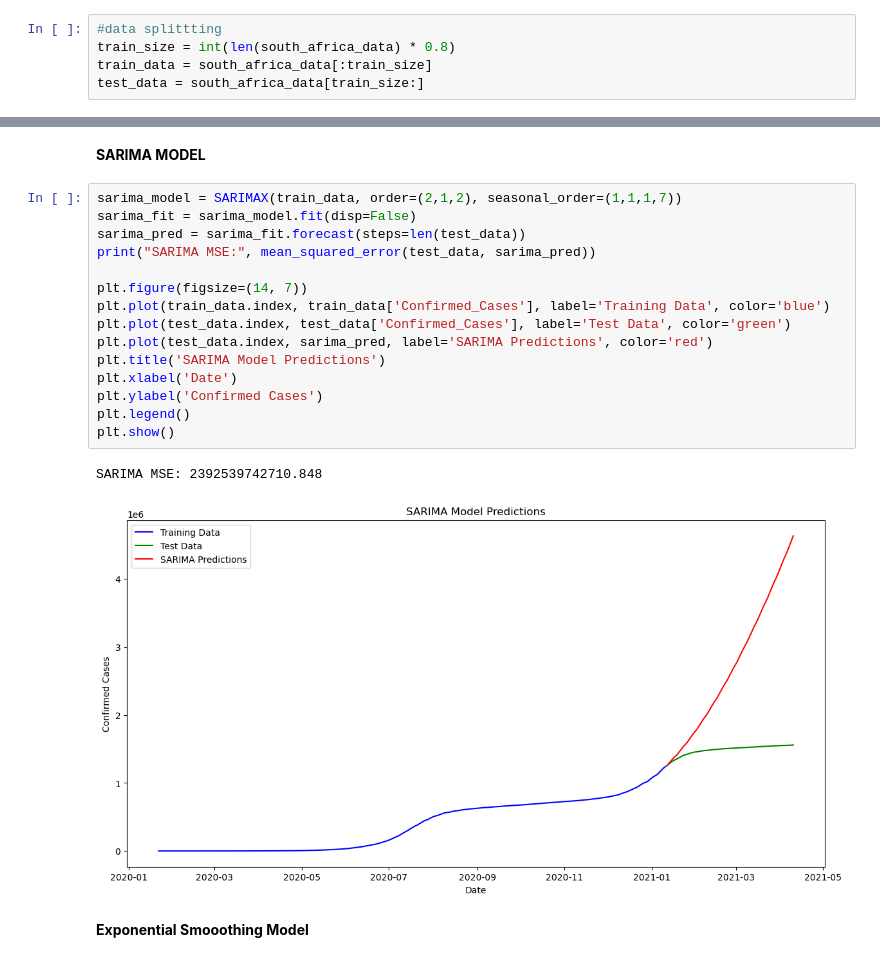
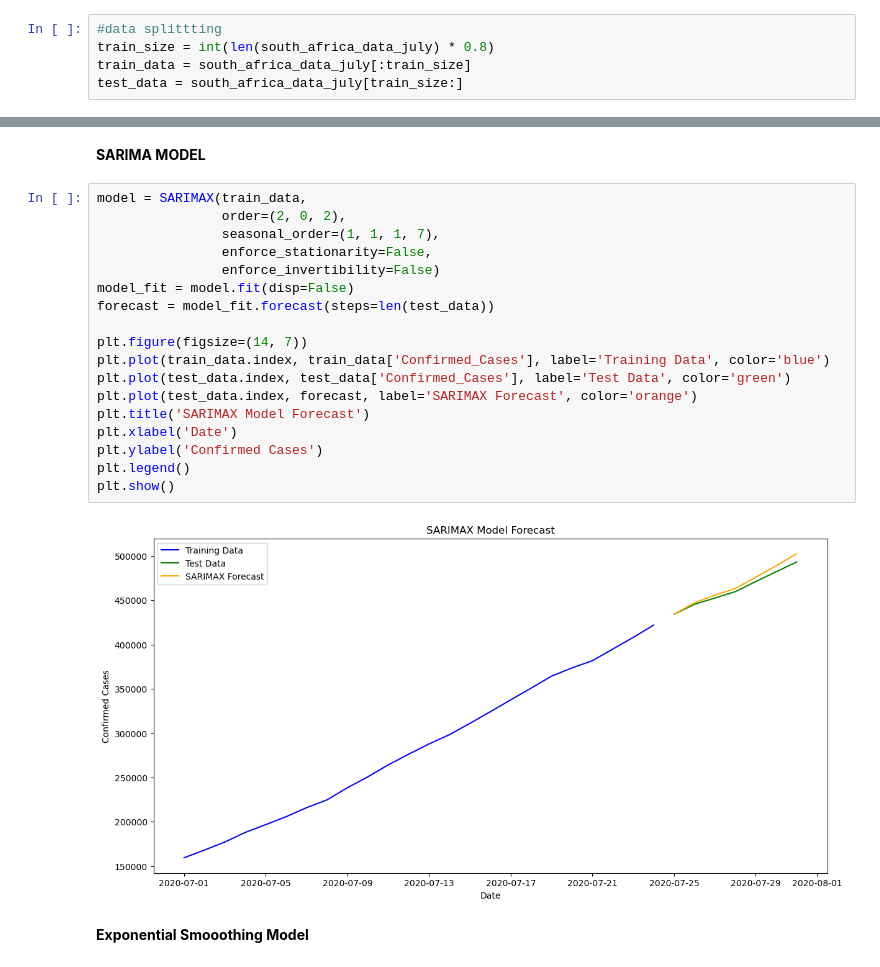
Before and after one commit to PalesaMonica/data_science_interest_group, a Jupyter notebook: Presentations/Time Series Models/statistical_models.ipynb, the cells around one changed output, grey strips where cells are left out. Cells and saved outputs as stored; diff of their text form.

Commit message:
Modified the models notebook

```diff
--- a/Presentations/Time Series Models/statistical_models.ipynb
+++ b/Presentations/Time Series Models/statistical_models.ipynb
@@ -382,9 +427,9 @@ from statsmodels.tsa.statespace.sarimax import SARIMAX
 from sklearn.metrics import mean_squared_error
 # %%
 #data splittting
-train_size = int(len(south_africa_data) * 0.8)
-train_data = south_africa_data[:train_size]
-test_data = south_africa_data[train_size:]
+train_size = int(len(south_africa_data_july) * 0.8)
+train_data = south_africa_data_july[:train_size]
+test_data = south_africa_data_july[train_size:]
 # %% [markdown]
 **Baseline Model: Linear Regression**
 # %%
@@ -439,23 +488,25 @@ ARIMA MSE: 50510571837.13337
 # %% [markdown]
 **SARIMA MODEL**
 # %%
-sarima_model = SARIMAX(train_data, order=(2,1,2), seasonal_order=(1,1,1,7))
-sarima_fit = sarima_model.fit(disp=False)
-sarima_pred = sarima_fit.forecast(steps=len(test_data))
-print("SARIMA MSE:", mean_squared_error(test_data, sarima_pred))
+model = SARIMAX(train_data,
+                order=(2, 0, 2),
+                seasonal_order=(1, 1, 1, 7),
+                enforce_stationarity=False,
+                enforce_invertibility=False)
+model_fit = model.fit(disp=False)
+forecast = model_fit.forecast(steps=len(test_data))
 
 plt.figure(figsize=(14, 7))
 plt.plot(train_data.index, train_data['Confirmed_Cases'], label='Training Data', color='blue')
 plt.plot(test_data.index, test_data['Confirmed_Cases'], label='Test Data', color='green')
-plt.plot(test_data.index, sarima_pred, label='SARIMA Predictions', color='red')
-plt.title('SARIMA Model Predictions')
+plt.plot(test_data.index, forecast, label='SARIMAX Forecast', color='orange')
+plt.title('SARIMAX Model Forecast')
 plt.xlabel('Date')
 plt.ylabel('Confirmed Cases')
 plt.legend()
 plt.show()
 # %% [output]
-SARIMA MSE: 2392539742710.848
-[figure, old version]
+[figure, new version]
 # %% [markdown]
 **Exponential Smooothing Model**
 # %%
```
Also changed, not shown: parts of 53 cells of this notebook.
